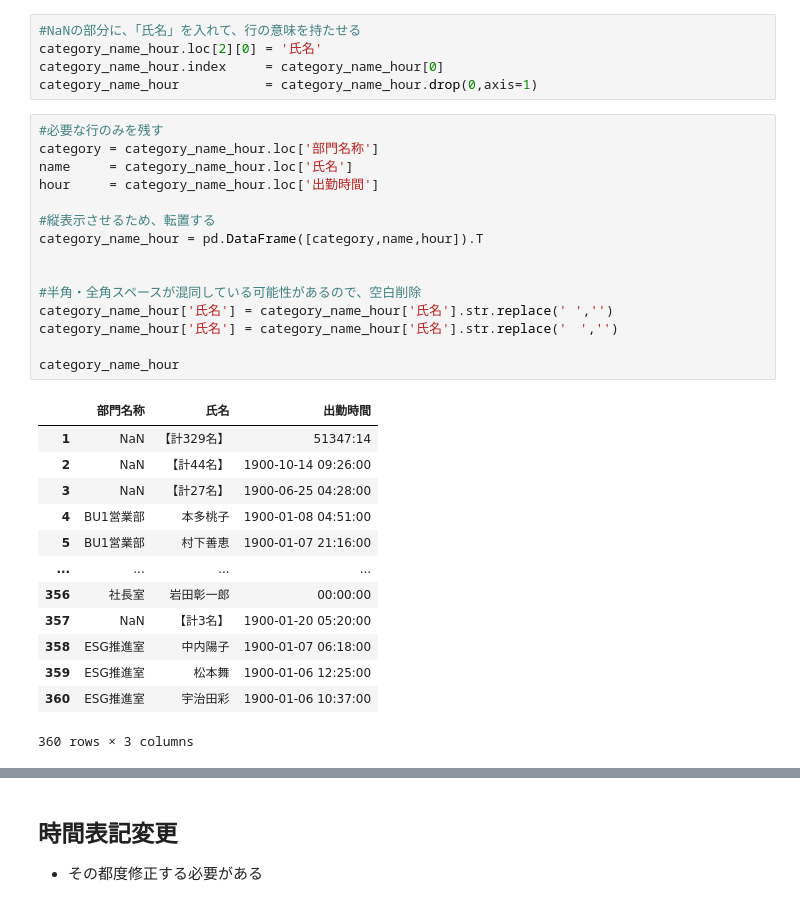
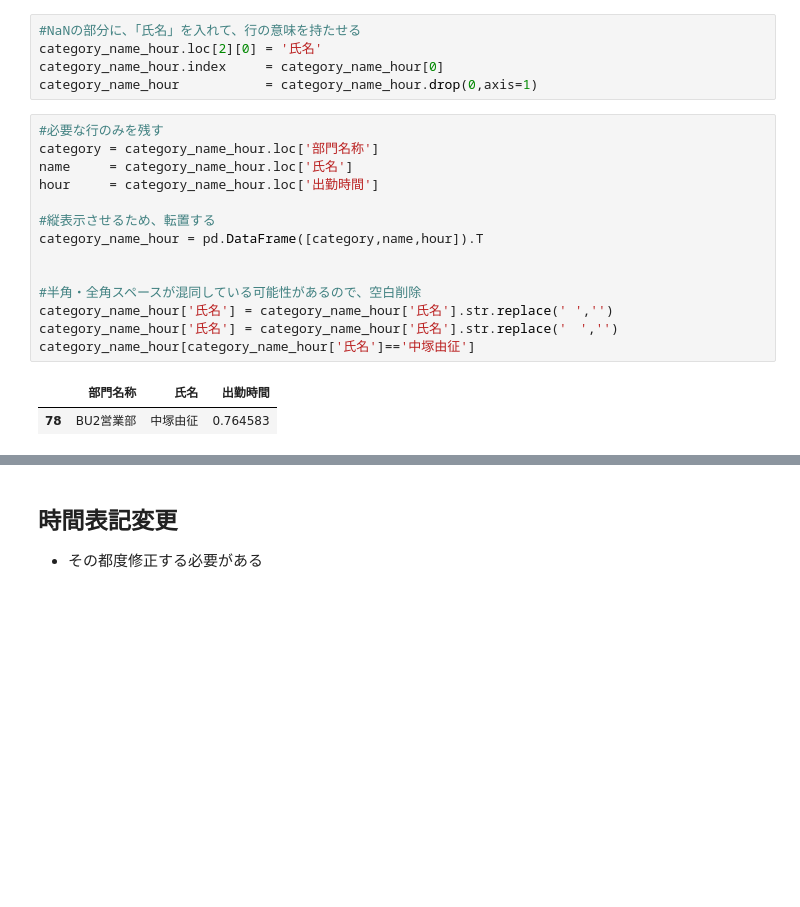
Before and after one commit to kabanyasu/safie-colab, a Jupyter notebook: PL配賦コード.ipynb, the cells around one changed output, grey strips where cells are left out. Saved outputs shown, nothing was run; the diff lists cells and outputs as text; blank space fills up the shorter version.

```diff
--- a/PL配賦コード.ipynb
+++ b/PL配賦コード.ipynb
@@ -186,29 +187,17 @@ category_name_hour           = category_name_hour.drop(0,axis=1)
 # %%
 #必要な行のみを残す
 category = category_name_hour.loc['部門名称']
 name     = category_name_hour.loc['氏名']
 hour     = category_name_hour.loc['出勤時間']
 
 #縦表示させるため、転置する
 category_name_hour = pd.DataFrame([category,name,hour]).T
 
 
 #半角・全角スペースが混同している可能性があるので、空白削除
 category_name_hour['氏名'] = category_name_hour['氏名'].str.replace(' ','')
 category_name_hour['氏名'] = category_name_hour['氏名'].str.replace('　','')
-
-category_name_hour
+category_name_hour[category_name_hour['氏名']=='中塚由征']
 # %% [output]
 |  | 部門名称 | 氏名 | 出勤時間 |
-| 1 | NaN | 【計329名】 | 51347:14 |
-| 2 | NaN | 【計44名】 | 1900-10-14 09:26:00 |
-| 3 | NaN | 【計27名】 | 1900-06-25 04:28:00 |
-| 4 | BU1営業部 | 本多桃子 | 1900-01-08 04:51:00 |
-| 5 | BU1営業部 | 村下善恵 | 1900-01-07 21:16:00 |
-| ... | ... | ... | ... |
-| 356 | 社長室 | 岩田彰一郎 | 00:00:00 |
-| 357 | NaN | 【計3名】 | 1900-01-20 05:20:00 |
-| 358 | ESG推進室 | 中内陽子 | 1900-01-07 06:18:00 |
-| 359 | ESG推進室 | 松本舞 | 1900-01-06 12:25:00 |
-| 360 | ESG推進室 | 宇治田彩 | 1900-01-06 10:37:00 |
+| 78 | BU2営業部 | 中塚由征 | 0.764583 |
-360 rows × 3 columns
```
Also changed, not shown: parts of 56 cells of this notebook.
